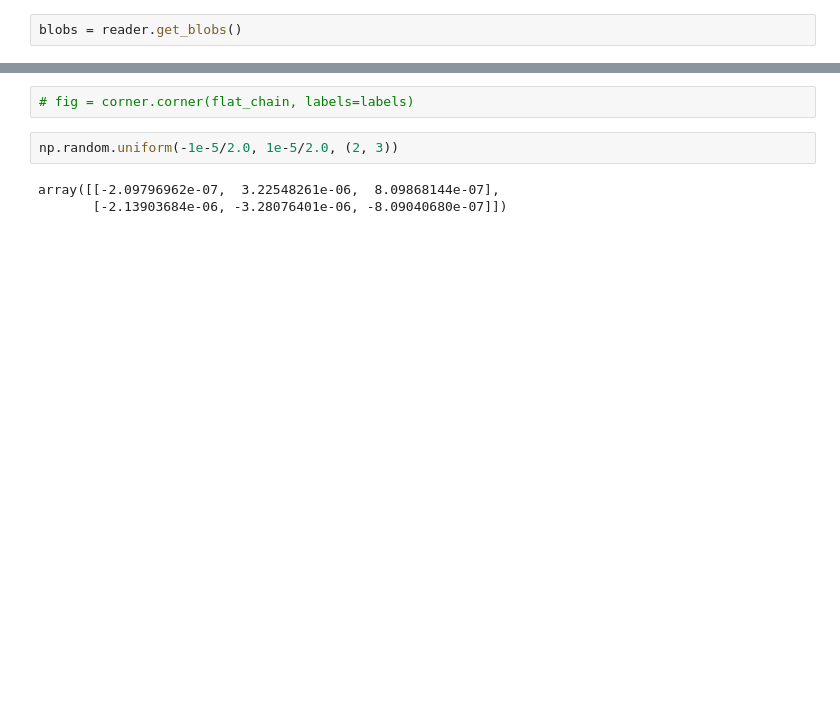
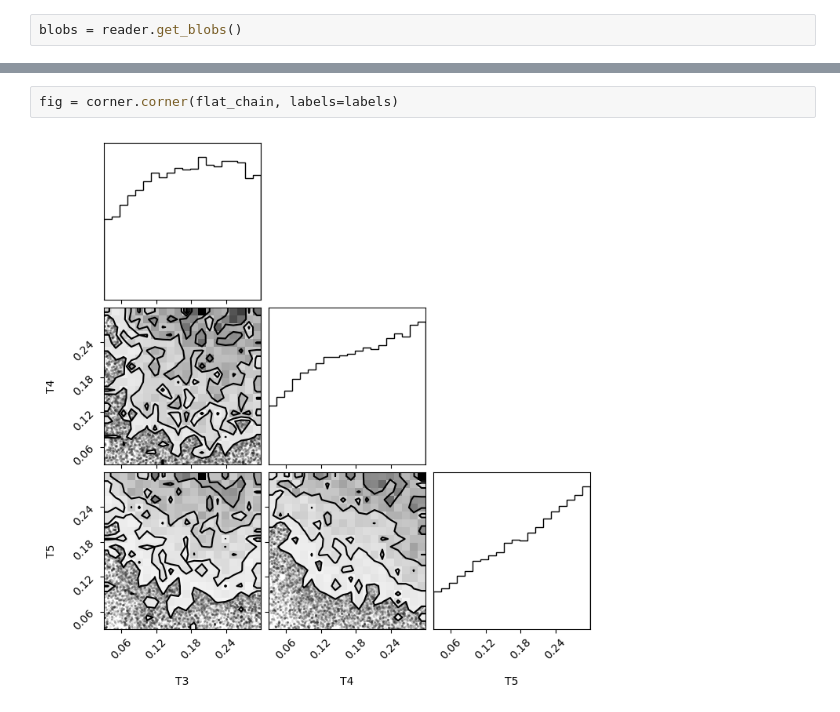
Before and after one commit to chen-pin/ebs, a Jupyter notebook: notebooks/View_Mcmc.ipynb, the cells around one changed output, grey strips where cells are left out. Cells and saved outputs as stored; diff of their text form; blank space fills up the shorter version.

```diff
--- a/notebooks/View_Mcmc.ipynb
+++ b/notebooks/View_Mcmc.ipynb
@@ -65,7 +88,4 @@ print(blobs['C_dc'][1])
 # %%
-# fig = corner.corner(flat_chain, labels=labels)
+fig = corner.corner(flat_chain, labels=labels)
+# %% [output]
+[figure, added]
-# %%
-np.random.uniform(-1e-5/2.0, 1e-5/2.0, (2, 3))
-# %% [output]
-array([[-2.09796962e-07,  3.22548261e-06,  8.09868144e-07],
-       [-2.13903684e-06, -3.28076401e-06, -8.09040680e-07]])
```
Also changed, not shown: parts of 16 cells of this notebook.
